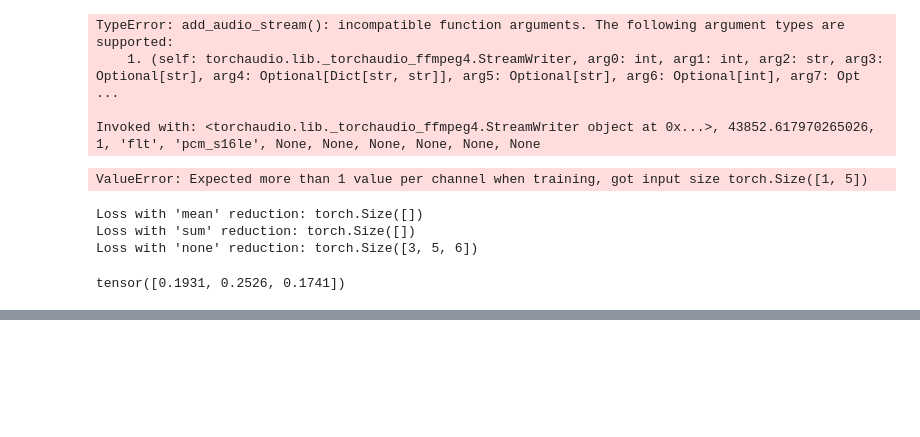
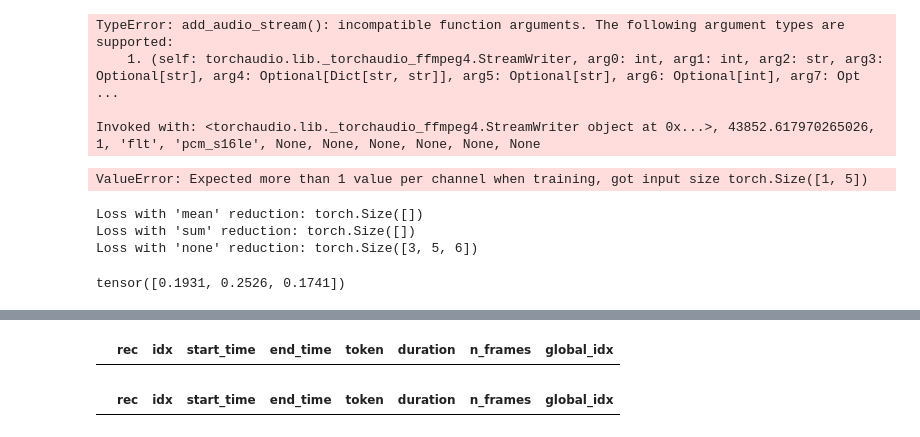
Before and after one commit to Frankalexej/featln, a Jupyter notebook: try3.ipynb, the cells around one changed output, grey strips where cells are left out. Drawn from its saved outputs; the diff is of its cells as text; code cells hidden in the pictures; blank space fills up the shorter version.

```diff
--- a/try3.ipynb
+++ b/try3.ipynb
@@ -462,0 +564,2 @@ tensor([0.1931, 0.2526, 0.1741])
+# %%
+guide_log = pd.read_csv(os.path.join(as_use_path, 'phone_random_train.csv'))
@@ -462,0 +588,8 @@ tensor([0.1931, 0.2526, 0.1741])
+# %%
+guide_log[guide_log['n_frames'] <= 400]
+# %% [output]
+|  | rec | idx | start_time | end_time | token | duration | n_frames | global_idx |
+# %%
+guide_log[guide_log['duration'] > 2.0]
+# %% [output]
+|  | rec | idx | start_time | end_time | token | duration | n_frames | global_idx |
```
Also changed, not shown: parts of 13 cells of this notebook, 17 other files.
